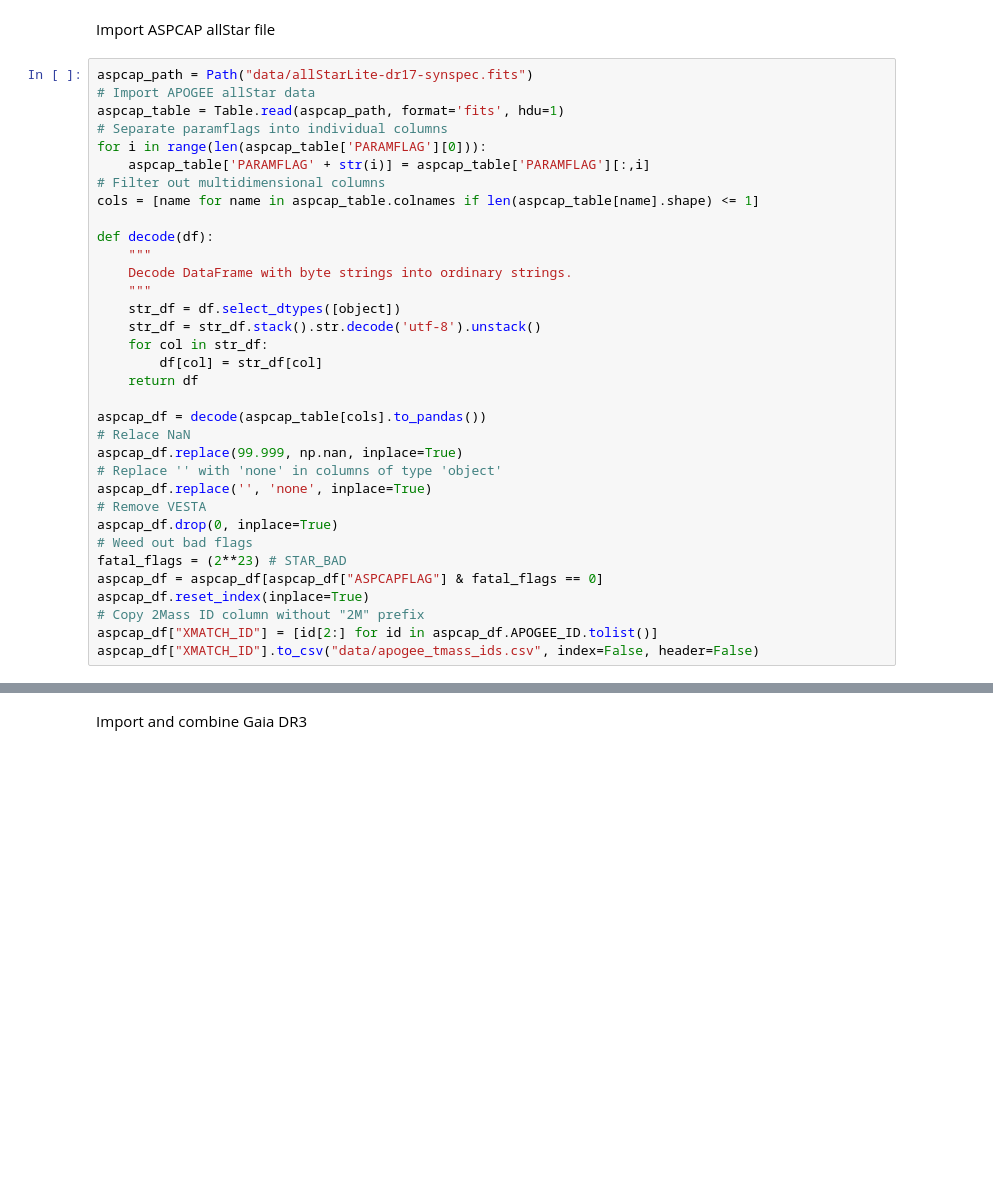
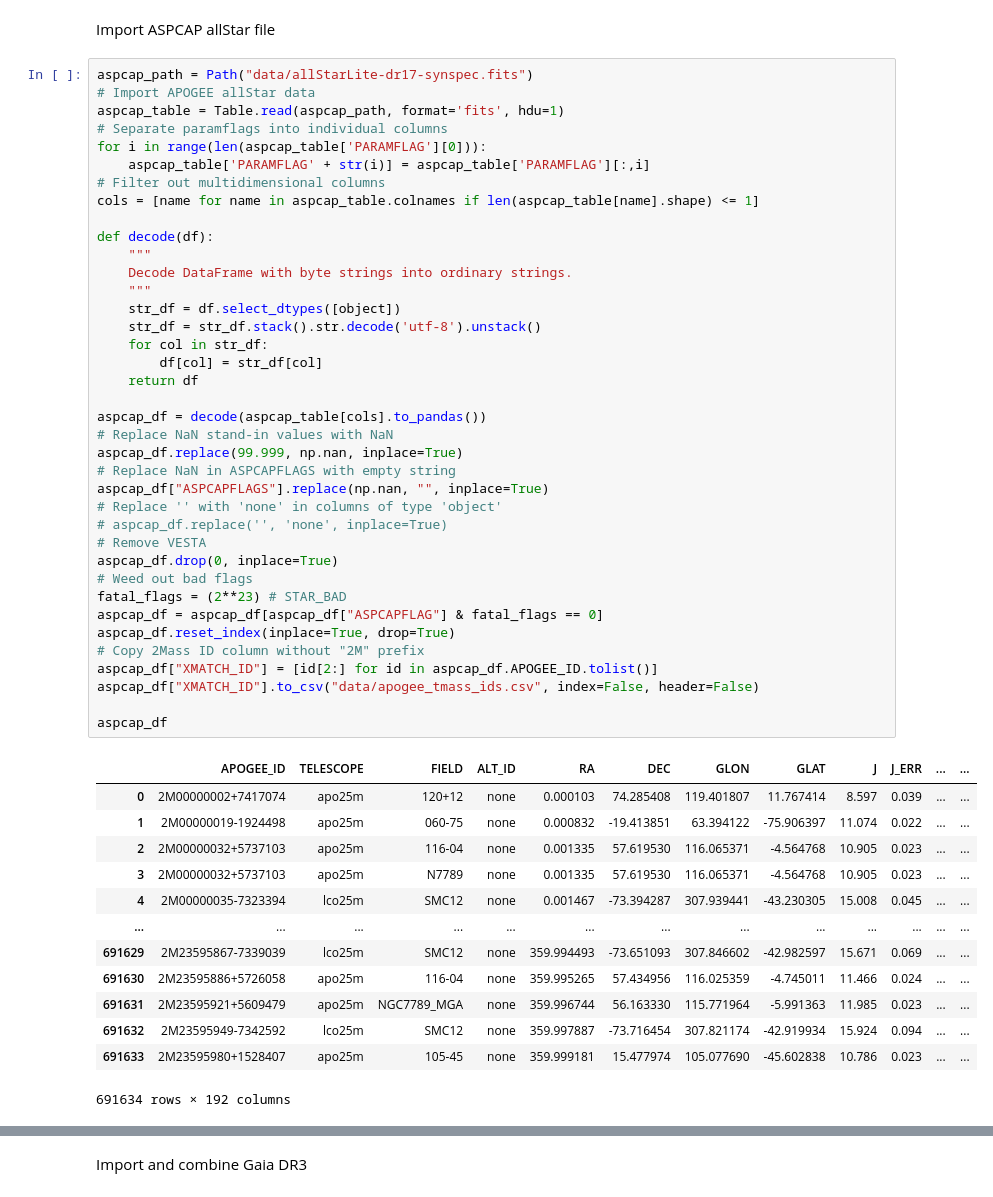
Before and after one commit to lodubay/gaia-sprint, a Jupyter notebook: compare_apogee.ipynb, the cells around one changed output, grey strips where cells are left out. Drawn from its saved outputs; the diff is of its cells as text; blank space fills up the shorter version.

```diff
--- a/compare_apogee.ipynb
+++ b/compare_apogee.ipynb
@@ -82,33 +82,51 @@ Import ASPCAP allStar file
 aspcap_path = Path("data/allStarLite-dr17-synspec.fits")
 # Import APOGEE allStar data
 aspcap_table = Table.read(aspcap_path, format='fits', hdu=1)
 # Separate paramflags into individual columns
 for i in range(len(aspcap_table['PARAMFLAG'][0])):
     aspcap_table['PARAMFLAG' + str(i)] = aspcap_table['PARAMFLAG'][:,i]
 # Filter out multidimensional columns
 cols = [name for name in aspcap_table.colnames if len(aspcap_table[name].shape) <= 1]
 
 def decode(df):
     """
     Decode DataFrame with byte strings into ordinary strings.
     """
     str_df = df.select_dtypes([object])
     str_df = str_df.stack().str.decode('utf-8').unstack()
     for col in str_df:
         df[col] = str_df[col]
     return df
 
 aspcap_df = decode(aspcap_table[cols].to_pandas())
-# Relace NaN
+# Replace NaN stand-in values with NaN
 aspcap_df.replace(99.999, np.nan, inplace=True)
+# Replace NaN in ASPCAPFLAGS with empty string
+aspcap_df["ASPCAPFLAGS"].replace(np.nan, "", inplace=True)
 # Replace '' with 'none' in columns of type 'object'
-aspcap_df.replace('', 'none', inplace=True)
+# aspcap_df.replace('', 'none', inplace=True)
 # Remove VESTA
 aspcap_df.drop(0, inplace=True)
 # Weed out bad flags
 fatal_flags = (2**23) # STAR_BAD
 aspcap_df = aspcap_df[aspcap_df["ASPCAPFLAG"] & fatal_flags == 0]
-aspcap_df.reset_index(inplace=True)
+aspcap_df.reset_index(inplace=True, drop=True)
 # Copy 2Mass ID column without "2M" prefix
 aspcap_df["XMATCH_ID"] = [id[2:] for id in aspcap_df.APOGEE_ID.tolist()]
 aspcap_df["XMATCH_ID"].to_csv("data/apogee_tmass_ids.csv", index=False, header=False)
+
+aspcap_df
+# %% [output]
+|  | APOGEE_ID | TELESCOPE | FIELD | ALT_ID | RA | DEC | GLON | GLAT | J | J_ERR | ... | ... |
+| 0 | 2M00000002+7417074 | apo25m | 120+12 | none | 0.000103 | 74.285408 | 119.401807 | 11.767414 | 8.597 | 0.039 | ... | ... |
+| 1 | 2M00000019-1924498 | apo25m | 060-75 | none | 0.000832 | -19.413851 | 63.394122 | -75.906397 | 11.074 | 0.022 | ... | ... |
+| 2 | 2M00000032+5737103 | apo25m | 116-04 | none | 0.001335 | 57.619530 | 116.065371 | -4.564768 | 10.905 | 0.023 | ... | ... |
+| 3 | 2M00000032+5737103 | apo25m | N7789 | none | 0.001335 | 57.619530 | 116.065371 | -4.564768 | 10.905 | 0.023 | ... | ... |
+| 4 | 2M00000035-7323394 | lco25m | SMC12 | none | 0.001467 | -73.394287 | 307.939441 | -43.230305 | 15.008 | 0.045 | ... | ... |
+| ... | ... | ... | ... | ... | ... | ... | ... | ... | ... | ... | ... | ... |
+| 691629 | 2M23595867-7339039 | lco25m | SMC12 | none | 359.994493 | -73.651093 | 307.846602 | -42.982597 | 15.671 | 0.069 | ... | ... |
+| 691630 | 2M23595886+5726058 | apo25m | 116-04 | none | 359.995265 | 57.434956 | 116.025359 | -4.745011 | 11.466 | 0.024 | ... | ... |
+| 691631 | 2M23595921+5609479 | apo25m | NGC7789_MGA | none | 359.996744 | 56.163330 | 115.771964 | -5.991363 | 11.985 | 0.023 | ... | ... |
+| 691632 | 2M23595949-7342592 | lco25m | SMC12 | none | 359.997887 | -73.716454 | 307.821174 | -42.919934 | 15.924 | 0.094 | ... | ... |
+| 691633 | 2M23595980+1528407 | apo25m | 105-45 | none | 359.999181 | 15.477974 | 105.077690 | -45.602838 | 10.786 | 0.023 | ... | ... |
+691634 rows × 192 columns
```
Also changed, not shown: parts of 7 cells of this notebook.
